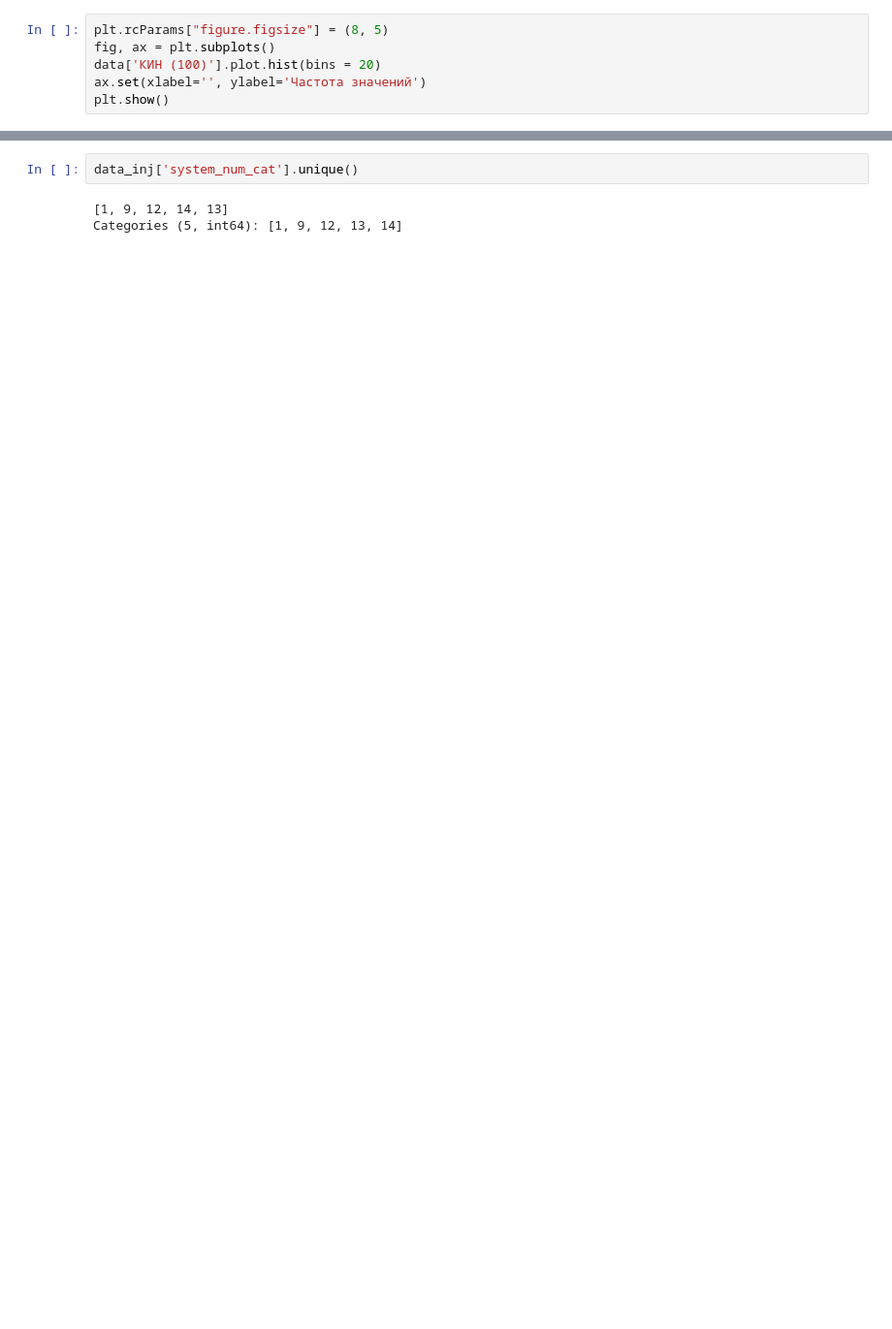
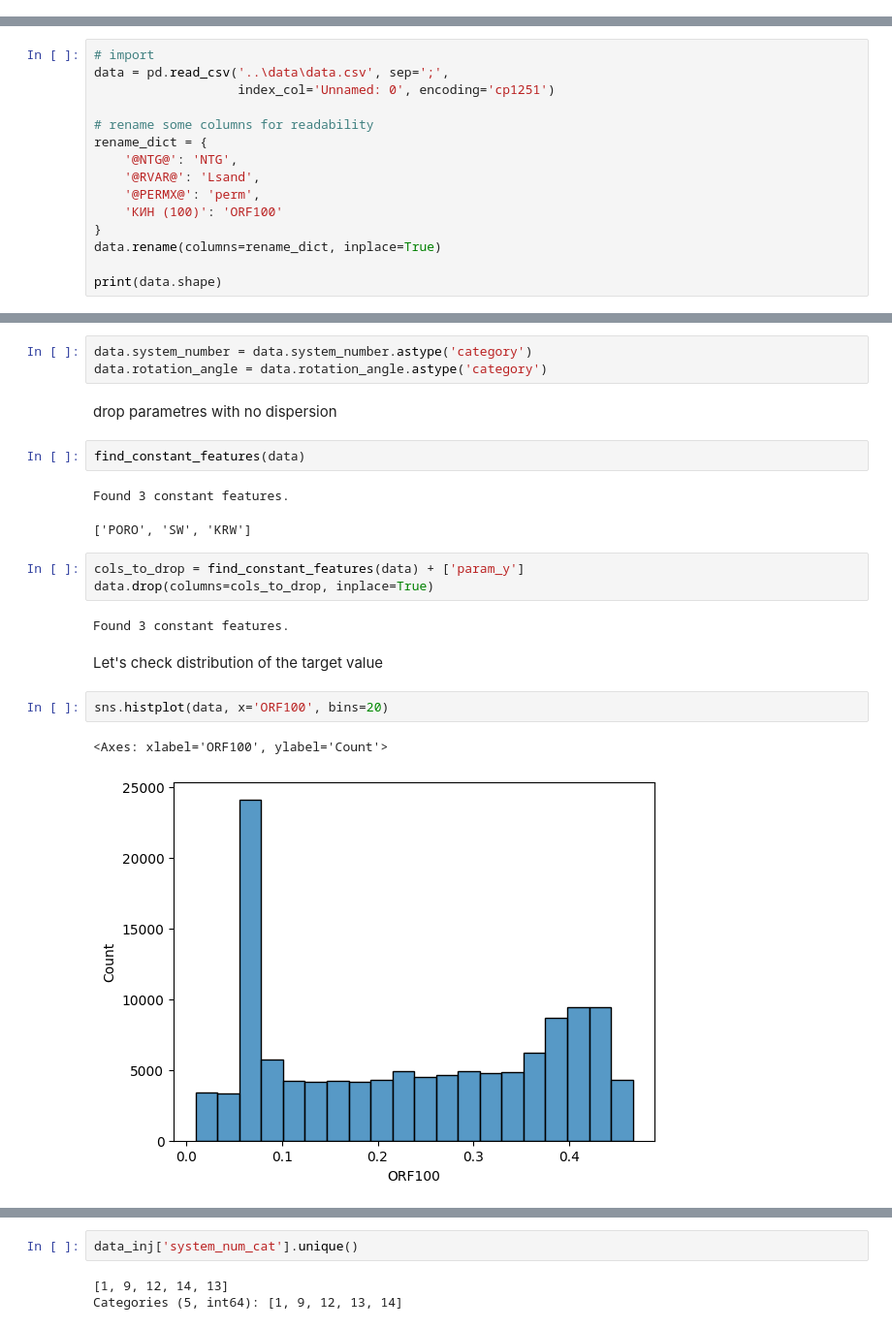
Before and after one commit to OispovIA/masters_thesis, a Jupyter notebook: notebooks/EDA.ipynb, the cells around one changed output, grey strips where cells are left out. Shown at 97% size. Cells and saved outputs as stored; diff of their text form; blank space fills up the shorter version.

```diff
--- a/notebooks/EDA.ipynb
+++ b/notebooks/EDA.ipynb
@@ -92,6 +2,0 @@ g.map_diag(sns.histplot)
-# %%
-plt.rcParams["figure.figsize"] = (8, 5)
-fig, ax = plt.subplots()
-data['КИН (100)'].plot.hist(bins = 20)
-ax.set(xlabel='', ylabel='Частота значений')
-plt.show()
@@ -244,0 +21,15 @@ See the caveats in the documentation: https://pandas.pydata.org/pandas-docs/stab
+# %%
+# import
+data = pd.read_csv('..\data\data.csv', sep=';',
+                   index_col='Unnamed: 0', encoding='cp1251')
+
+# rename some columns for readability
+rename_dict = {
+    '@NTG@': 'NTG',
+    '@RVAR@': 'Lsand',
+    '@PERMX@': 'perm',
+    'КИН (100)': 'ORF100'
+}
+data.rename(columns=rename_dict, inplace=True)
+
+print(data.shape)
@@ -244,0 +71,22 @@ See the caveats in the documentation: https://pandas.pydata.org/pandas-docs/stab
+# %%
+data.system_number = data.system_number.astype('category')
+data.rotation_angle = data.rotation_angle.astype('category')
+# %% [markdown]
+drop parametres with no dispersion
+# %%
+find_constant_features(data)
+# %% [output]
+Found 3 constant features.
+['PORO', 'SW', 'KRW']
+# %%
+cols_to_drop = find_constant_features(data) + ['param_y']
+data.drop(columns=cols_to_drop, inplace=True)
+# %% [output]
+Found 3 constant features.
+# %% [markdown]
+Let's check distribution of the target value
+# %%
+sns.histplot(data, x='ORF100', bins=20)
+# %% [output]
+<Axes: xlabel='ORF100', ylabel='Count'>
+[figure, added]
```
Also changed, not shown: parts of 68 cells of this notebook, 7 other files.
